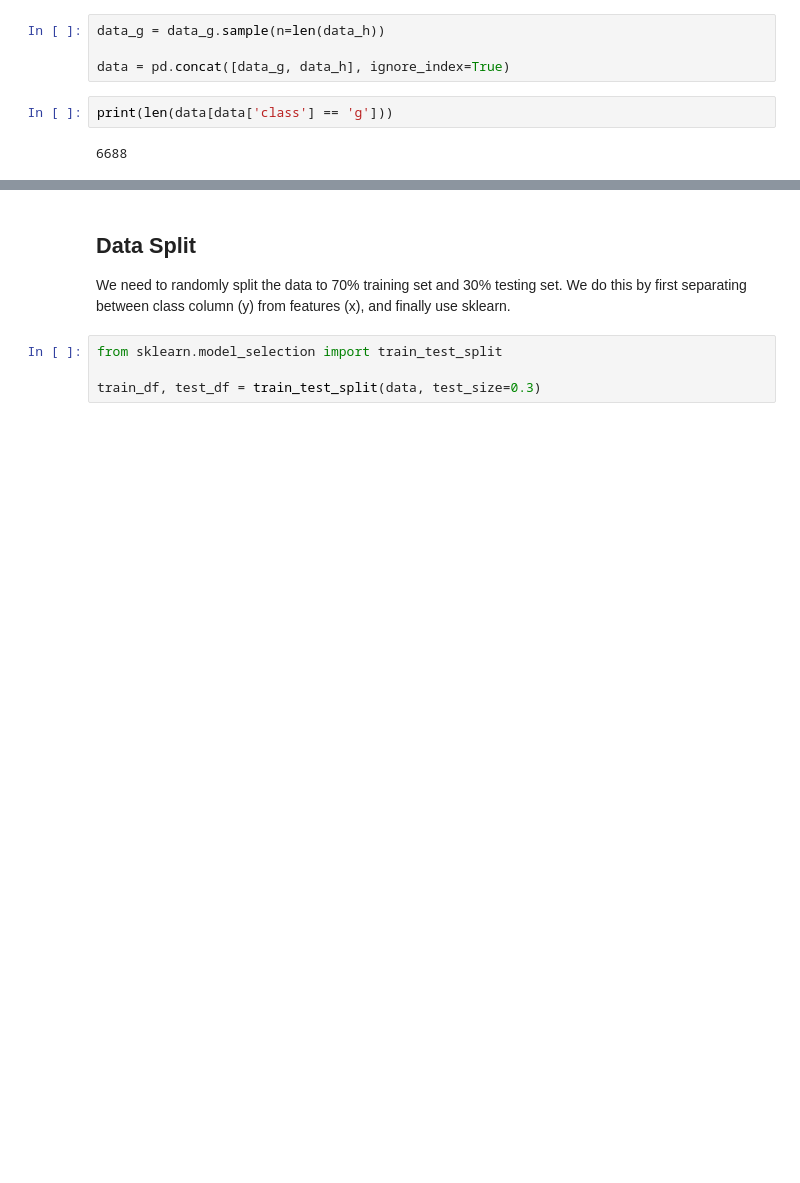
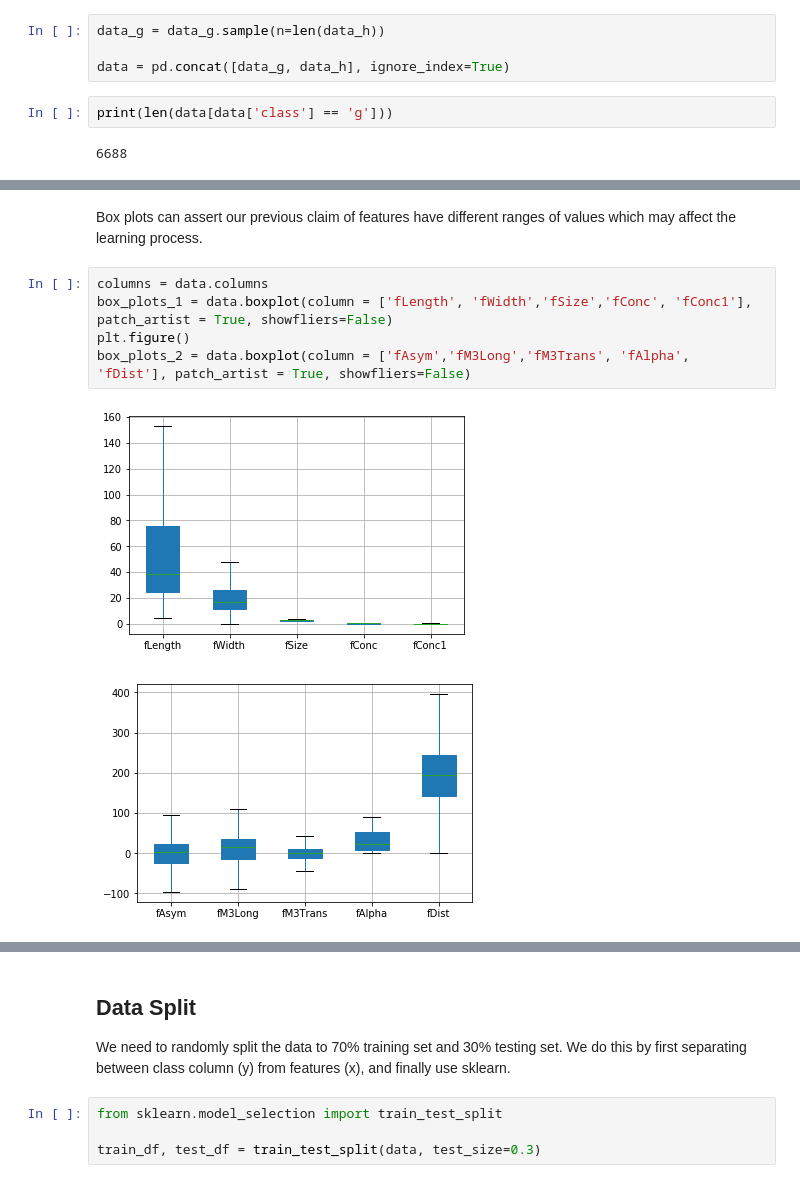
Before and after one commit to ahmednaggar19/data_mining, a Jupyter notebook: Lab3/magic.ipynb, the cells around one changed output, grey strips where cells are left out. Saved outputs shown, nothing was run; the diff lists cells and outputs as text; blank space fills up the shorter version.

```diff
--- a/Lab3/magic.ipynb
+++ b/Lab3/magic.ipynb
@@ -58,0 +80,10 @@ print(len(data[data['class'] == 'g']))
+# %% [markdown]
+Box plots can assert our previous claim of features have different ranges of values which may affect the learning process.
+# %%
+columns = data.columns
+box_plots_1 = data.boxplot(column = ['fLength', 'fWidth','fSize','fConc', 'fConc1'], patch_artist = True, showfliers=False)
+plt.figure()
+box_plots_2 = data.boxplot(column = ['fAsym','fM3Long','fM3Trans', 'fAlpha', 'fDist'], patch_artist = True, showfliers=False)
+# %% [output]
+[figure, added]
+[figure, added]
```
Also changed, not shown: parts of 8 cells of this notebook.
